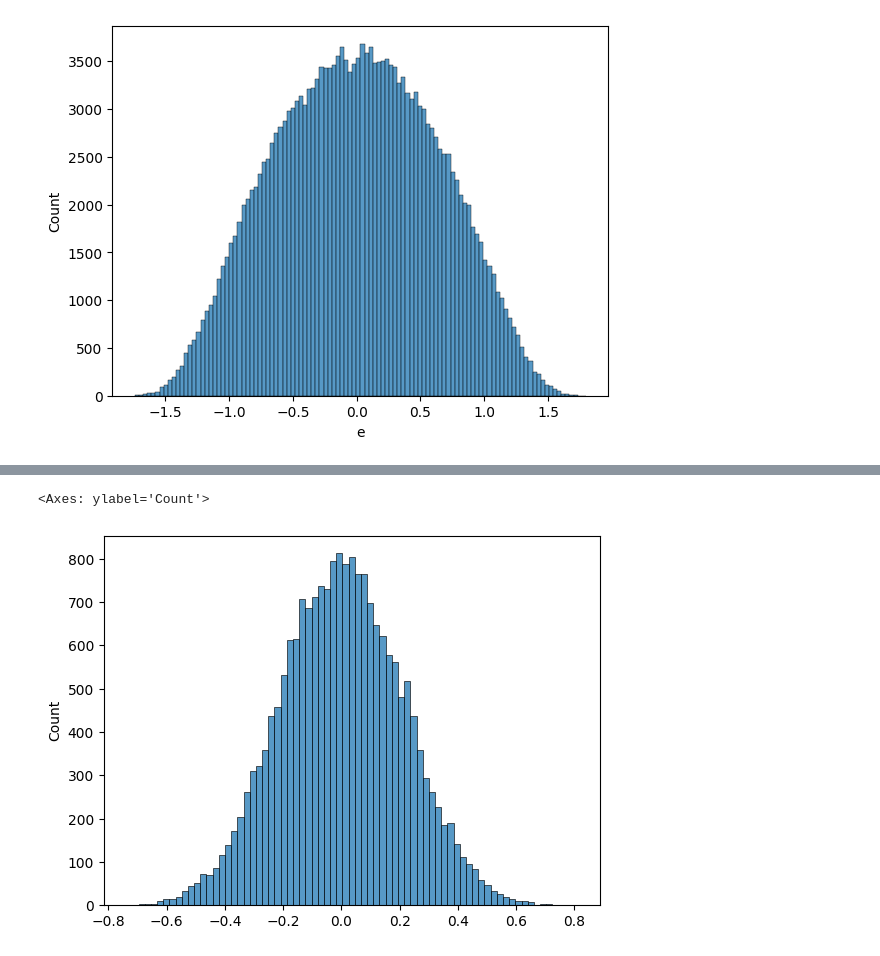
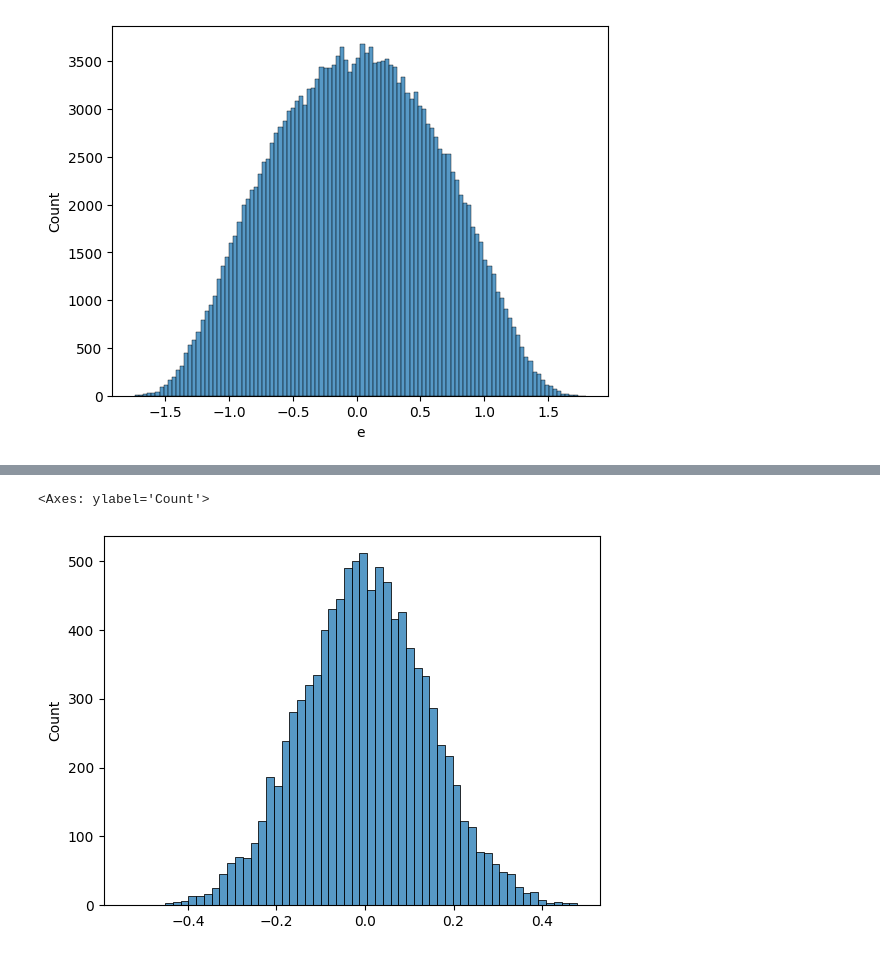
Before and after one commit to hiaac-nlp/FairPIVARA, a Jupyter notebook: visualizer.ipynb, the cells around one changed output, grey strips where cells are left out. Saved outputs shown, nothing was run; the diff lists cells and outputs as text; code cells hidden in the pictures.

```diff
--- a/visualizer.ipynb
+++ b/visualizer.ipynb
@@ -34,9 +37,8 @@ sns.histplot(data=df,x='e')
 # %%
 mean_e = []
-for i in range(0,len(df),10):
-    mean_e.append(df.iloc[i:i+9,-1:].values.squeeze().mean())
+for i in range(0,len(df),pares):
+    mean_e.append(df.iloc[i:i+pares,-1:].values.squeeze().mean())
+sns.histplot(data=mean_e,stat='count')
+# %% [output]
+<Axes: ylabel='Count'>
+[figure, added]
-# %%
-sns.histplot(data=mean_e,stat='count')
-# %% [output]
-<Axes: ylabel='Count'>
-[figure, removed]
```
Also changed, not shown: parts of 52 cells of this notebook, 3 other files.
